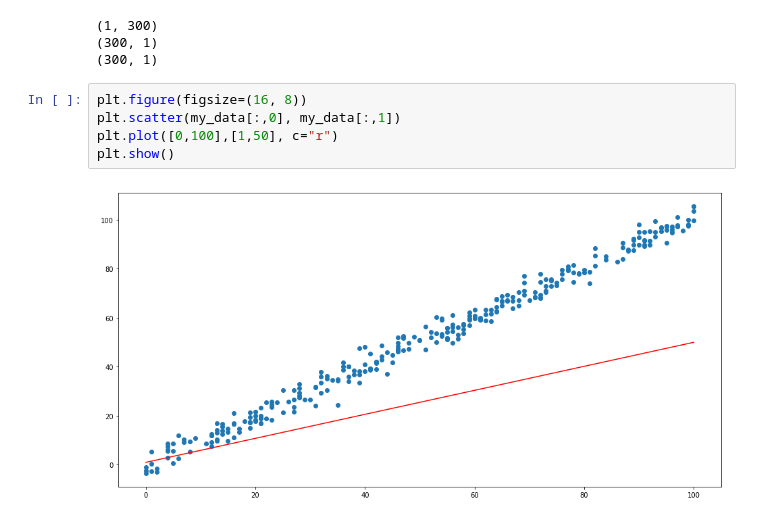
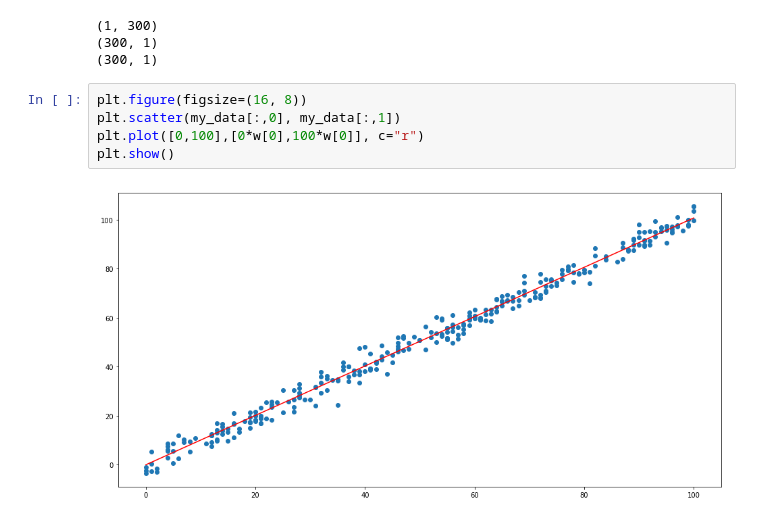
Before and after one commit to nesterione/dl, a Jupyter notebook: lesson3/lesson3.ipynb, the cells around one changed output. Drawn from its saved outputs; the diff is of its cells as text.

```diff
--- a/lesson3/lesson3.ipynb
+++ b/lesson3/lesson3.ipynb
@@ -349,7 +373,7 @@ w=p.T.dot(y)
 # %%
 plt.figure(figsize=(16, 8))
 plt.scatter(my_data[:,0], my_data[:,1])
-plt.plot([0,100],[1,50], c="r")
+plt.plot([0,100],[0*w[0],100*w[0]], c="r")
 plt.show()
 # %% [output]
-[figure, old version]
+[figure, new version]
```
Also changed, not shown: parts of 12 cells of this notebook.
